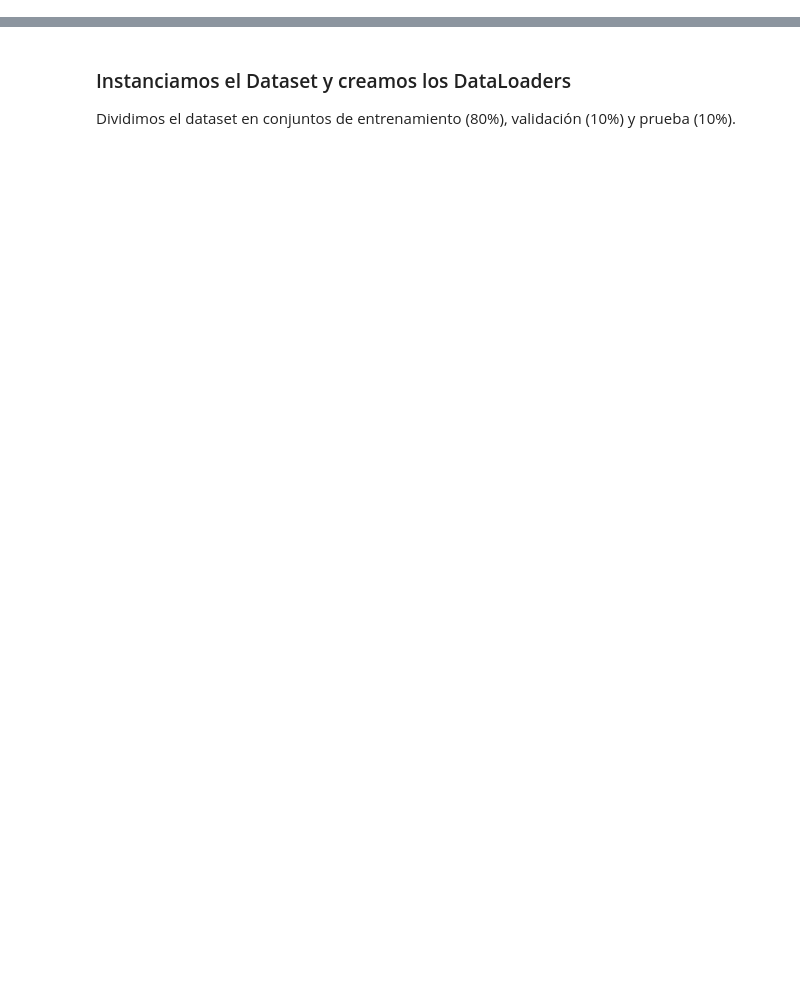
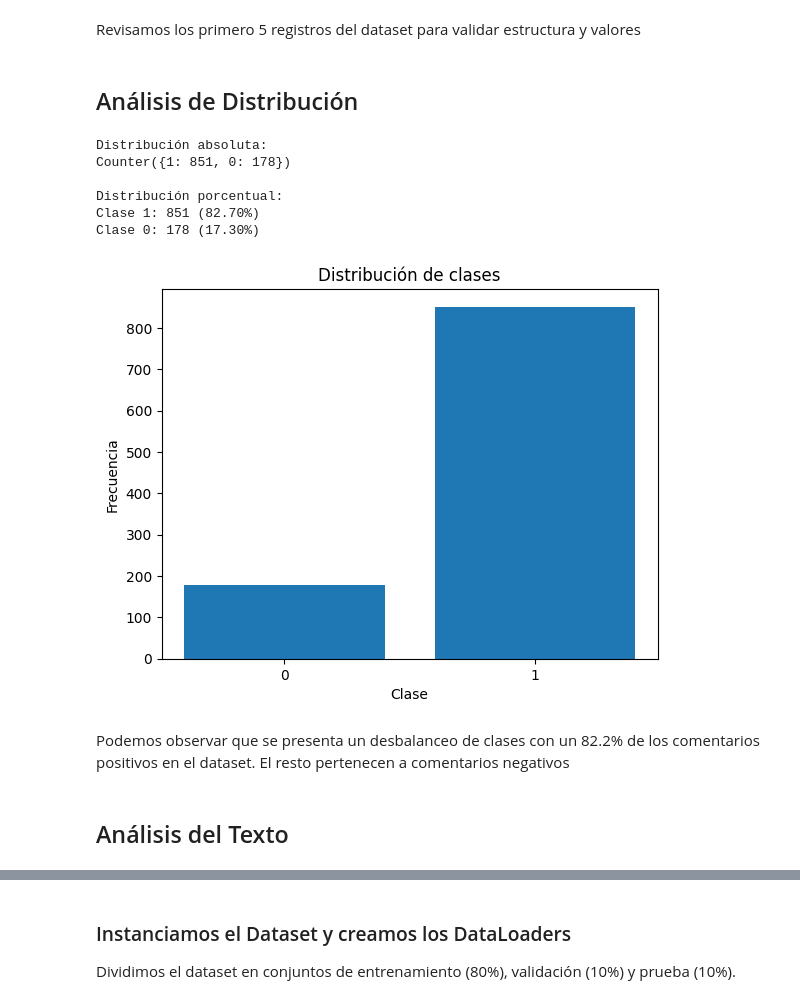
Before and after one commit to sebastianb92/nlp-labs, a Jupyter notebook: Session2/1-Word-Embeddings-LSTM.ipynb, the cells around one changed output, grey strips where cells are left out. Cells and saved outputs as stored; diff of their text form; code cells hidden in the pictures; blank space fills up the shorter version.

```diff
--- a/Session2/1-Word-Embeddings-LSTM.ipynb
+++ b/Session2/1-Word-Embeddings-LSTM.ipynb
@@ -72,0 +108,45 @@ print(f"Longitud promedio: {sum(text_lengths) / len(text_lengths)}")
+# %% [markdown]
+Revisamos los primero 5 registros del dataset para validar estructura y valores
+# %% [markdown]
+## Análisis de Distribución
+# %%
+from collections import Counter
+import matplotlib.pyplot as plt
+
+# Extraer etiquetas
+labels = dataset["label"]
+
+# Contar clases
+counter = Counter(labels)
+
+# Mostrar conteo
+print("Distribución absoluta:")
+print(counter)
+
+# Calcular proporciones
+total = sum(counter.values())
+print("\nDistribución porcentual:")
+for cls, freq in counter.items():
+    print(f"Clase {cls}: {freq} ({freq/total:.2%})")
+
+# Graficar
+plt.figure()
+plt.bar(counter.keys(), counter.values())
+plt.xticks(list(counter.keys()))
+plt.xlabel("Clase")
+plt.ylabel("Frecuencia")
+plt.title("Distribución de clases")
+plt.show()
+# %% [output]
+Distribución absoluta:
+Counter({1: 851, 0: 178})
+
+Distribución porcentual:
+Clase 1: 851 (82.70%)
+Clase 0: 178 (17.30%)
+[figure, added]
+# %% [markdown]
+Podemos observar que se presenta un desbalanceo de clases con un 82.2% de los comentarios positivos en el dataset. El resto pertenecen a comentarios negativos
+# %% [markdown]
+
+## Análisis del Texto
```
Also changed, not shown: parts of 29 cells of this notebook, 2 other files.
